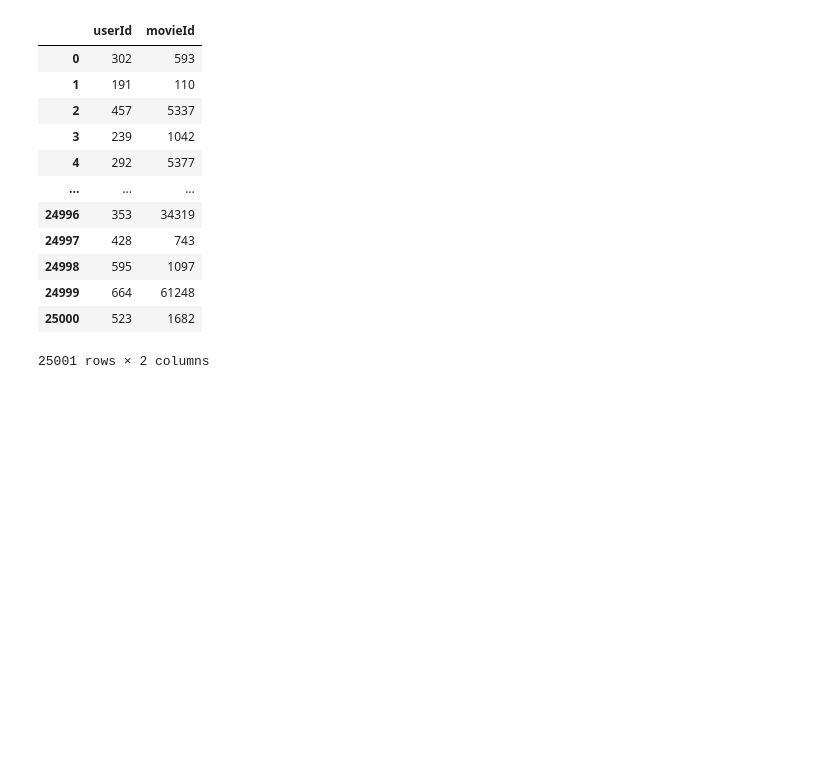
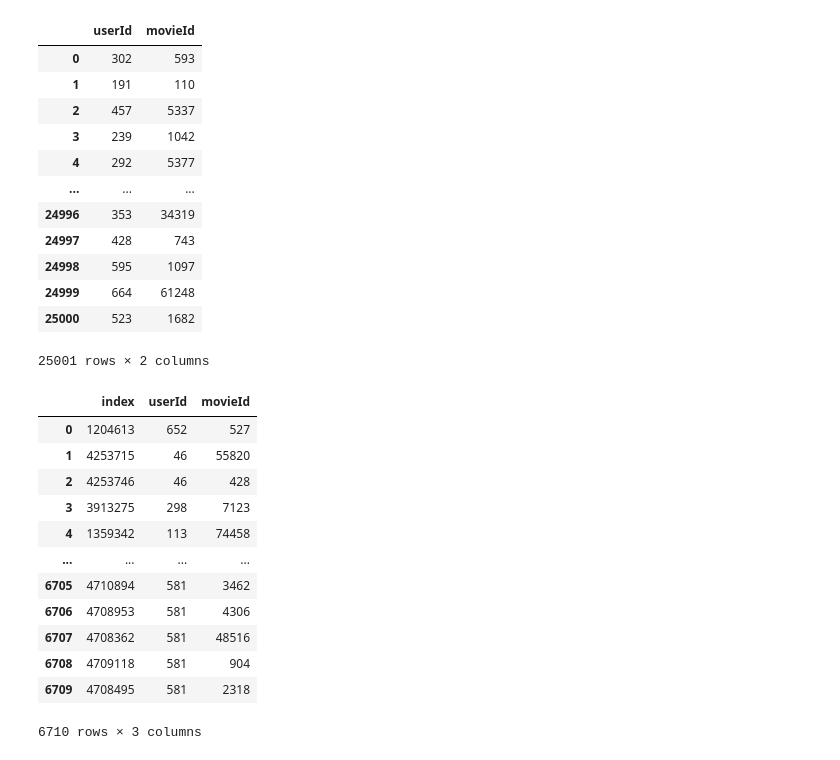
Before and after one commit to elodiezay02/movie-recommendation-system, a Jupyter notebook: src/notebooks/collaborative-filtering_threshold3.5.ipynb, the cells around one changed output. Saved outputs shown, nothing was run; the diff lists cells and outputs as text; code cells hidden in the pictures; blank space fills up the shorter version.

```diff
--- a/src/notebooks/collaborative-filtering_threshold3.5.ipynb
+++ b/src/notebooks/collaborative-filtering_threshold3.5.ipynb
@@ -433,2 +432,20 @@ def evaluate(pred_df, val_df):
     return result.sum() / (n_user*top_k)
+# %%
+top_10 = top_10.reset_index()
+# %%
+top_10
+# %% [output]
+|  | index | userId | movieId |
+| 0 | 1204613 | 652 | 527 |
+| 1 | 4253715 | 46 | 55820 |
+| 2 | 4253746 | 46 | 428 |
+| 3 | 3913275 | 298 | 7123 |
+| 4 | 1359342 | 113 | 74458 |
+| ... | ... | ... | ... |
+| 6705 | 4710894 | 581 | 3462 |
+| 6706 | 4708953 | 581 | 4306 |
+| 6707 | 4708362 | 581 | 48516 |
+| 6708 | 4709118 | 581 | 904 |
+| 6709 | 4708495 | 581 | 2318 |
+6710 rows × 3 columns
 # %%
```
Also changed, not shown: parts of 22 cells of this notebook, 1 other file.
